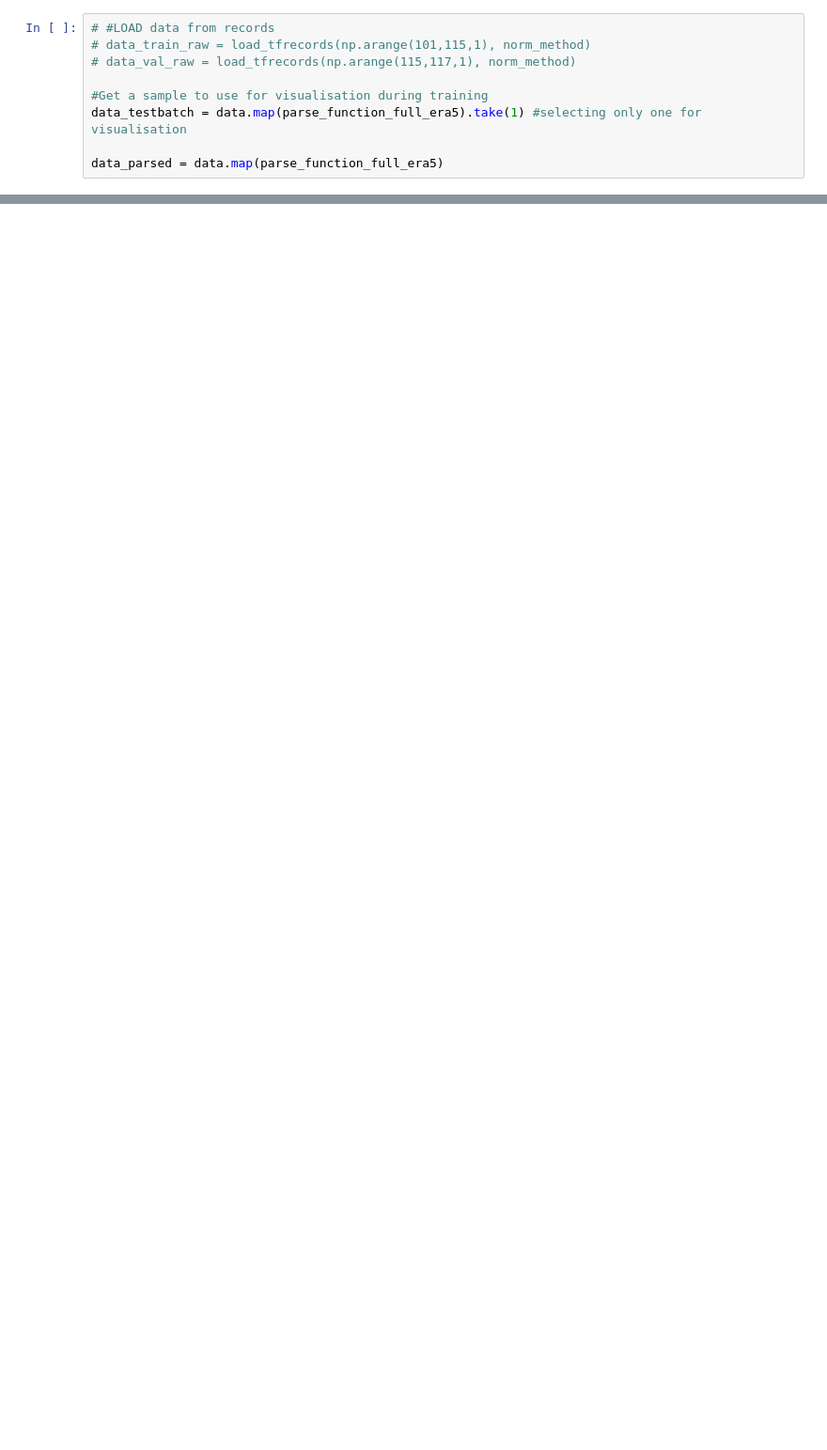
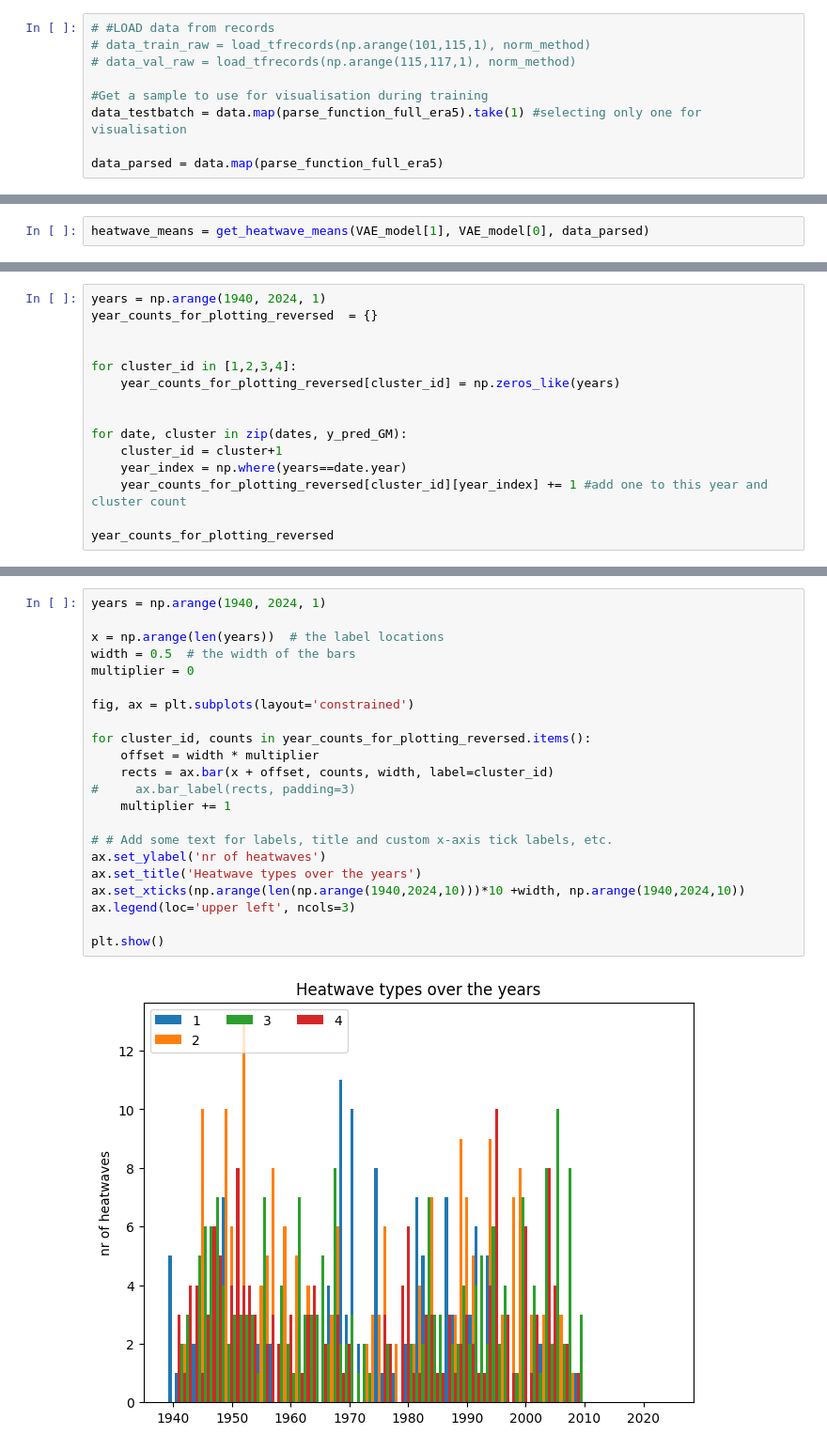
Before and after one commit to tamarahappe/HeaT, a Jupyter notebook: Notebooks/VAE_heatwave_reconstruction_ERA5.ipynb, the cells around one changed output, grey strips where cells are left out. Shown at 94% size. Cells and saved outputs as stored; diff of their text form; blank space fills up the shorter version.

```diff
--- a/Notebooks/VAE_heatwave_reconstruction_ERA5.ipynb
+++ b/Notebooks/VAE_heatwave_reconstruction_ERA5.ipynb
@@ -420,0 +340,2 @@ Note: you may need to restart the kernel to use updated packages.
+# %%
+heatwave_means = get_heatwave_means(VAE_model[1], VAE_model[0], data_parsed)
@@ -420,0 +463,15 @@ Note: you may need to restart the kernel to use updated packages.
+# %%
+years = np.arange(1940, 2024, 1)
+year_counts_for_plotting_reversed  = {}
+
+
+for cluster_id in [1,2,3,4]:
+    year_counts_for_plotting_reversed[cluster_id] = np.zeros_like(years)
+
+
+for date, cluster in zip(dates, y_pred_GM):
+    cluster_id = cluster+1
+    year_index = np.where(years==date.year)
+    year_counts_for_plotting_reversed[cluster_id][year_index] += 1 #add one to this year and cluster count
+
+year_counts_for_plotting_reversed
@@ -420,0 +499,24 @@ Note: you may need to restart the kernel to use updated packages.
+# %%
+years = np.arange(1940, 2024, 1)
+
+x = np.arange(len(years))  # the label locations
+width = 0.5  # the width of the bars
+multiplier = 0
+
+fig, ax = plt.subplots(layout='constrained')
+
+for cluster_id, counts in year_counts_for_plotting_reversed.items():
+    offset = width * multiplier
+    rects = ax.bar(x + offset, counts, width, label=cluster_id)
+#     ax.bar_label(rects, padding=3)
+    multiplier += 1
+
+# # Add some text for labels, title and custom x-axis tick labels, etc.
+ax.set_ylabel('nr of heatwaves')
+ax.set_title('Heatwave types over the years')
+ax.set_xticks(np.arange(len(np.arange(1940,2024,10)))*10 +width, np.arange(1940,2024,10))
+ax.legend(loc='upper left', ncols=3)
+
+plt.show()
+# %% [output]
+[figure, added]
```
Also changed, not shown: parts of 45 cells of this notebook.
